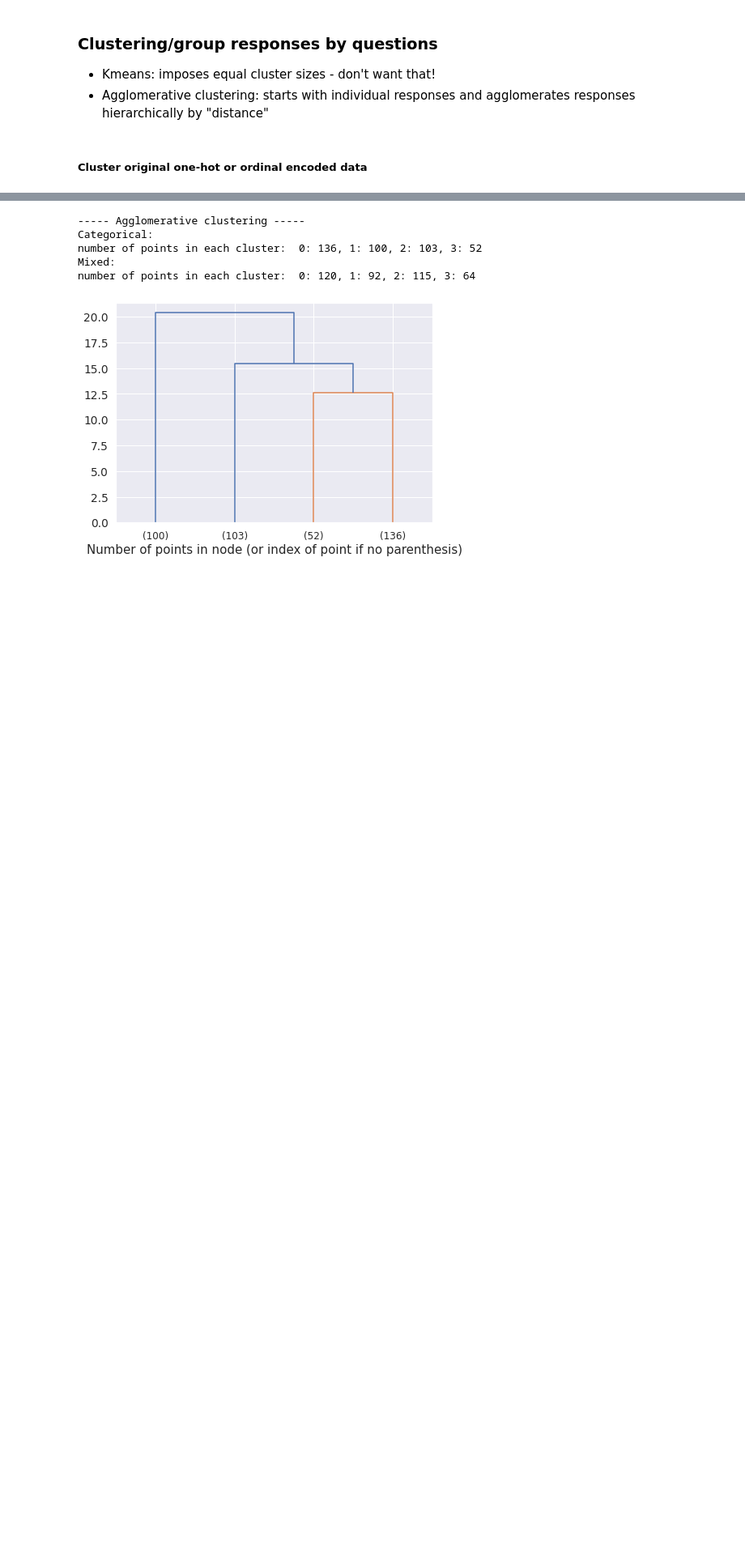
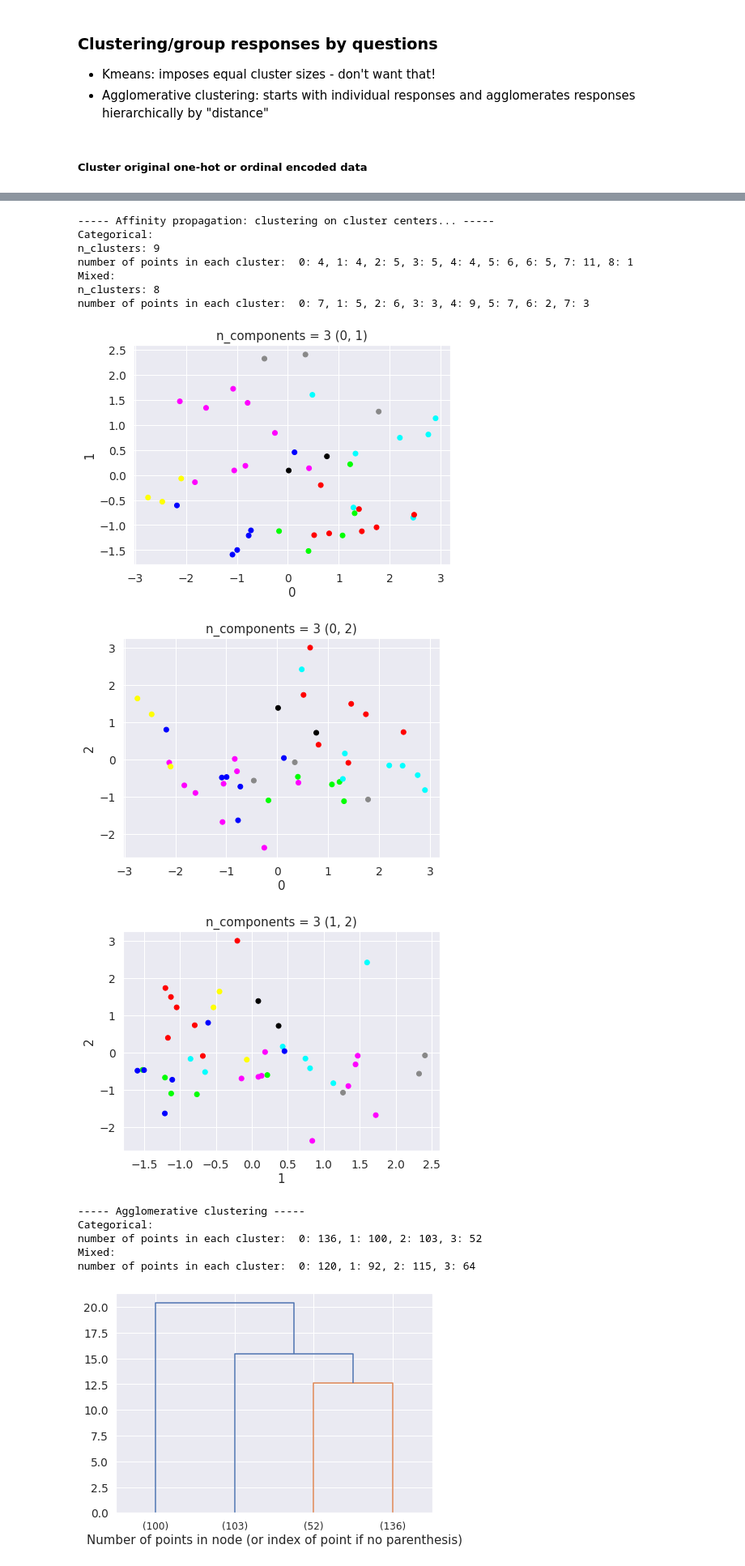
Before and after one commit to notchia/metagov, a Jupyter notebook: cryptopolitics_survey_analysis.ipynb, the cells around one changed output, grey strips where cells are left out. Shown at 81% size. Saved outputs shown, nothing was run; the diff lists cells and outputs as text; code cells hidden in the pictures; blank space fills up the shorter version.

```diff
--- a/cryptopolitics_survey_analysis.ipynb
+++ b/cryptopolitics_survey_analysis.ipynb
@@ -748,3 +782,22 @@ number of points in each cluster:  0: 4, 1: 14, 2: 14, 3: 9, 4: 8, 5: 15, 6: 15,
+# %%
+print("----- Affinity propagation: clustering on cluster centers... -----")
+print("Categorical:")
+clusters_meta_allCat, ap_meta_allCat = run_affinity_propagation(clusters_ap_allCat, affinity='manhattan')
+print("Mixed:")
+clusters_meta_mixed, ap_meta_mixed = run_affinity_propagation(clusters_ap_mixed,
+                             X_for_plotting=pca_result.transform(clusters_ap_mixed),
+                             affinity='cosine')
+# %% [output]
+----- Affinity propagation: clustering on cluster centers... -----
+Categorical:
+n_clusters: 9
+number of points in each cluster:  0: 4, 1: 4, 2: 5, 3: 5, 4: 4, 5: 6, 6: 5, 7: 11, 8: 1
+Mixed:
+n_clusters: 8
+number of points in each cluster:  0: 7, 1: 5, 2: 6, 3: 3, 4: 9, 5: 7, 6: 2, 7: 3
+[figure, added]
+[figure, added]
+[figure, added]
 # %%
 print("----- Agglomerative clustering -----")
 print("Categorical:")
```
Also changed, not shown: parts of 8 cells of this notebook, 35 other files.
